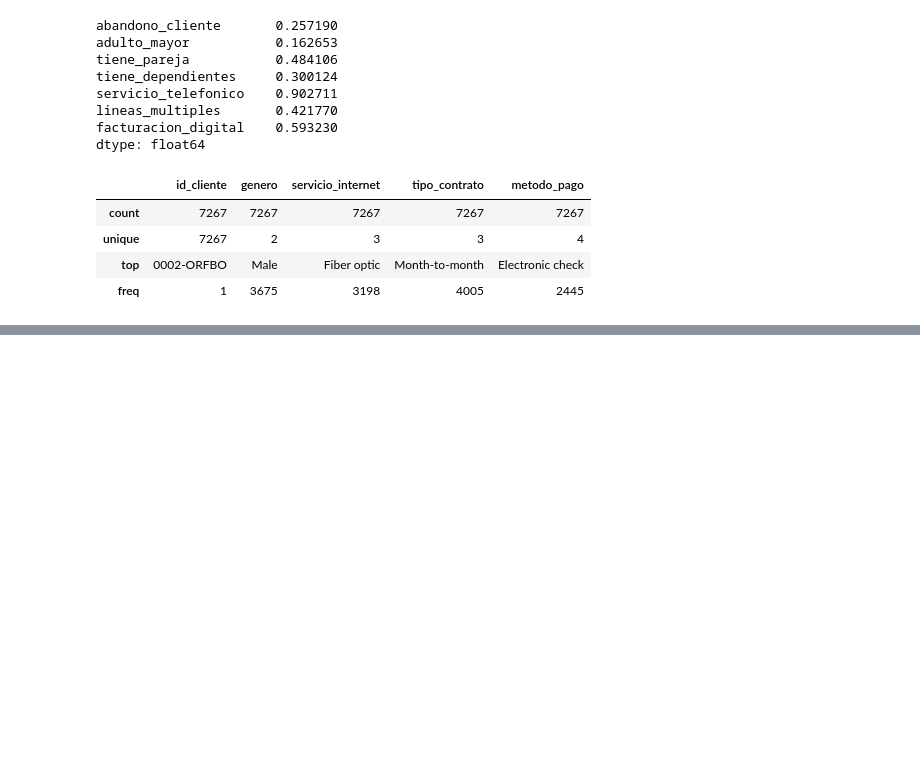
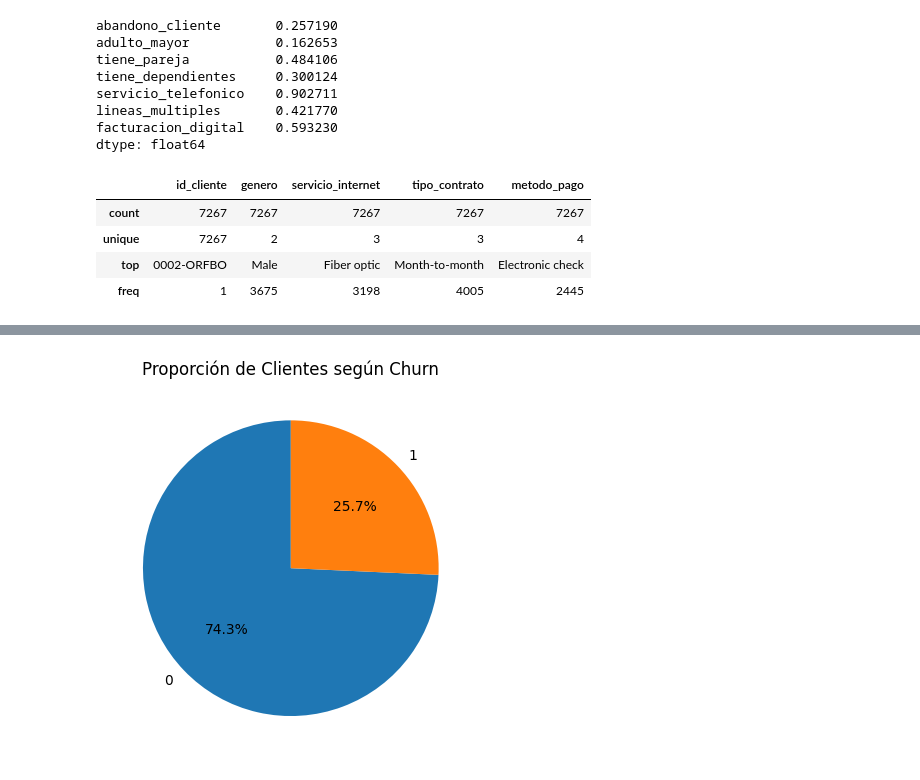
Before and after one commit to dvalderaa/Challenge_TelecomX, a Jupyter notebook: TelecomX.ipynb, the cells around one changed output, grey strips where cells are left out. Cells and saved outputs as stored; diff of their text form; code cells hidden in the pictures; blank space fills up the shorter version.

```diff
--- a/TelecomX.ipynb
+++ b/TelecomX.ipynb
@@ -353,0 +389,10 @@ df_total.describe(include='object')
+# %%
+    #visualizacion por grafico de pie (cantioodades relativas)
+
+plt.figure()
+churn_counts.plot(kind='pie', autopct='%1.1f%%', startangle=90)
+plt.ylabel('')
+plt.title('Proporción de Clientes según Churn')
+plt.show()
+# %% [output]
+[figure, added]
```
Also changed, not shown: parts of 3 cells of this notebook.
